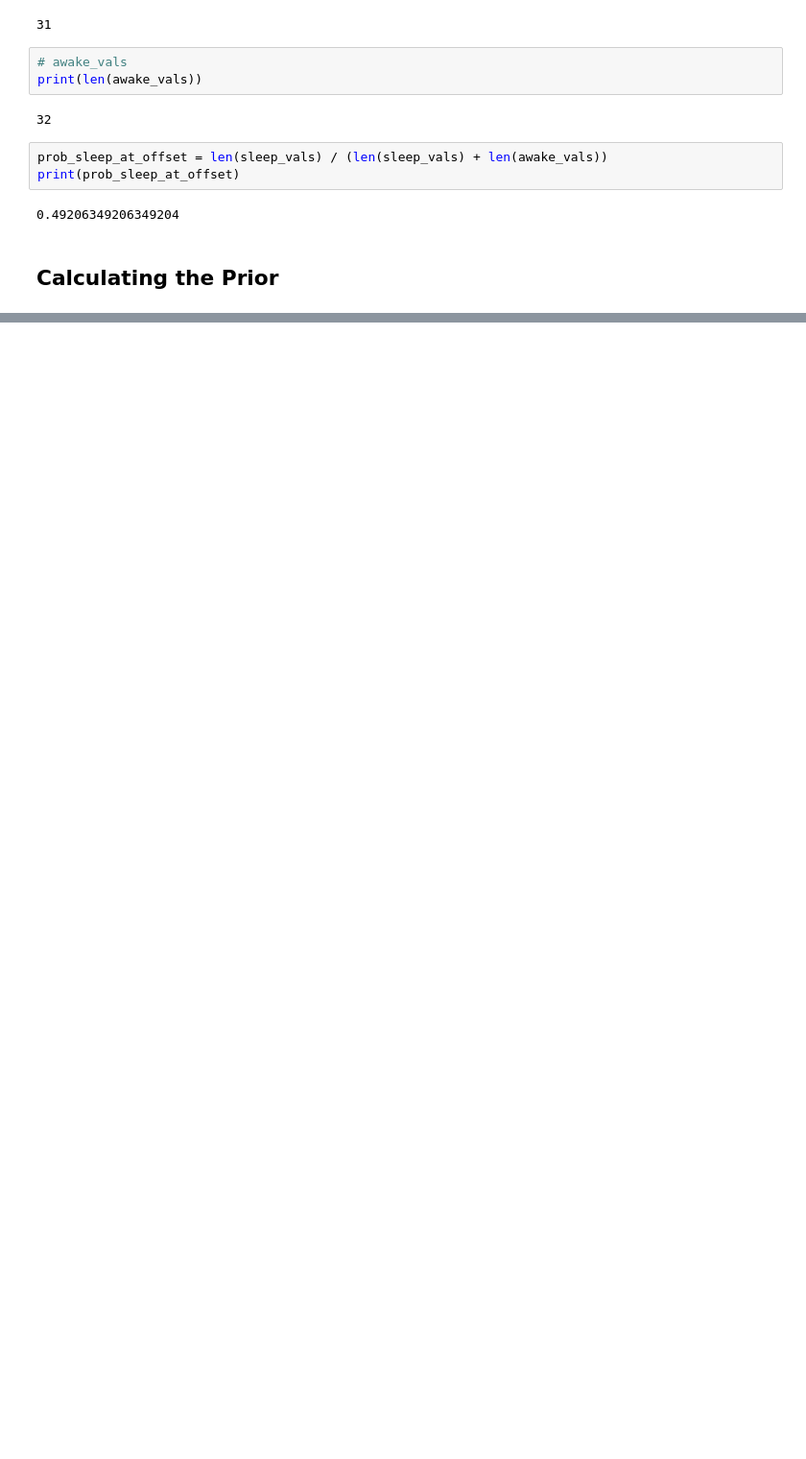
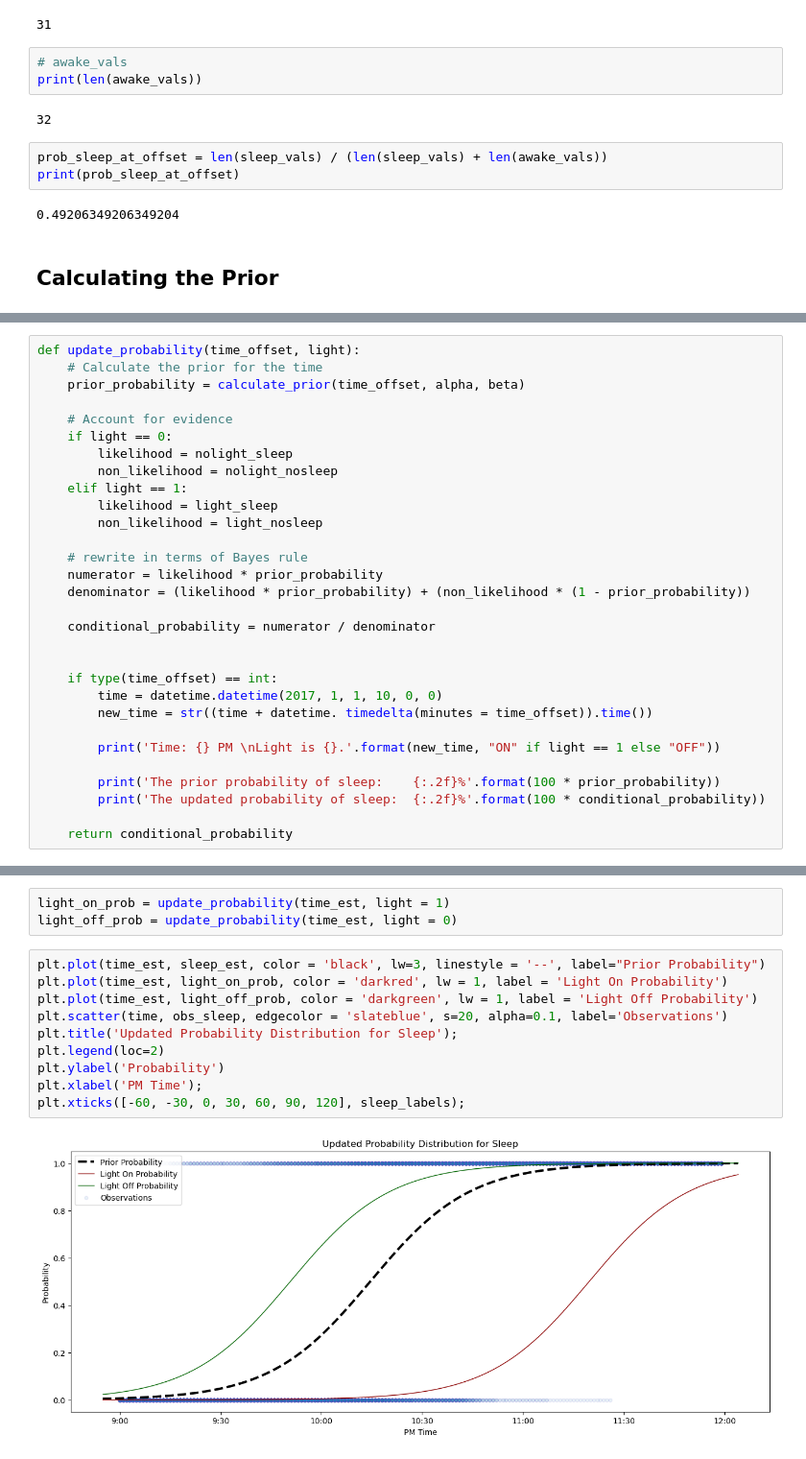
Before and after one commit to shafaq-aslam/statistics-prob, a Jupyter notebook: 09_sleep_case_study.ipynb, the cells around one changed output, grey strips where cells are left out. Shown at 96% size. Cells and saved outputs as stored; diff of their text form; blank space fills up the shorter version.

```diff
--- a/09_sleep_case_study.ipynb
+++ b/09_sleep_case_study.ipynb
@@ -140,0 +211,30 @@ print(prob_sleep_at_offset)
+# %%
+def update_probability(time_offset, light):
+    # Calculate the prior for the time
+    prior_probability = calculate_prior(time_offset, alpha, beta)
+
+    # Account for evidence
+    if light == 0:
+        likelihood = nolight_sleep
+        non_likelihood = nolight_nosleep
+    elif light == 1:
+        likelihood = light_sleep
+        non_likelihood = light_nosleep
+
+    # rewrite in terms of Bayes rule
+    numerator = likelihood * prior_probability
+    denominator = (likelihood * prior_probability) + (non_likelihood * (1 - prior_probability))
+
+    conditional_probability = numerator / denominator
+
+
+    if type(time_offset) == int:
+        time = datetime.datetime(2017, 1, 1, 10, 0, 0)
+        new_time = str((time + datetime. timedelta(minutes = time_offset)).time())
+
+        print('Time: {} PM \nLight is {}.'.format(new_time, "ON" if light == 1 else "OFF"))
+
+        print('The prior probability of sleep:    {:.2f}%'.format(100 * prior_probability))
+        print('The updated probability of sleep:  {:.2f}%'.format(100 * conditional_probability))
+
+    return conditional_probability
@@ -140,0 +271,15 @@ print(prob_sleep_at_offset)
+# %%
+light_on_prob = update_probability(time_est, light = 1)
+light_off_prob = update_probability(time_est, light = 0)
+# %%
+plt.plot(time_est, sleep_est, color = 'black', lw=3, linestyle = '--', label="Prior Probability")
+plt.plot(time_est, light_on_prob, color = 'darkred', lw = 1, label = 'Light On Probability')
+plt.plot(time_est, light_off_prob, color = 'darkgreen', lw = 1, label = 'Light Off Probability')
+plt.scatter(time, obs_sleep, edgecolor = 'slateblue', s=20, alpha=0.1, label='Observations')
+plt.title('Updated Probability Distribution for Sleep');
+plt.legend(loc=2)
+plt.ylabel('Probability')
+plt.xlabel('PM Time');
+plt.xticks([-60, -30, 0, 30, 60, 90, 120], sleep_labels);
+# %% [output]
+[figure, added]
```
Also changed, not shown: parts of 12 cells of this notebook.
